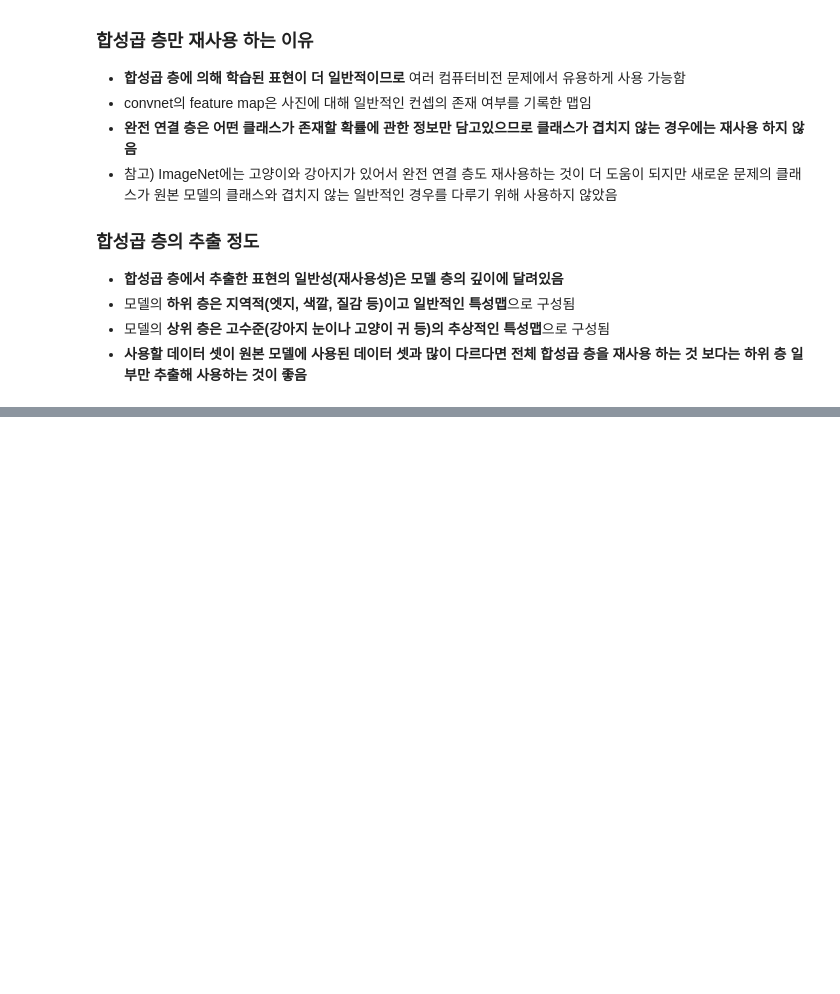
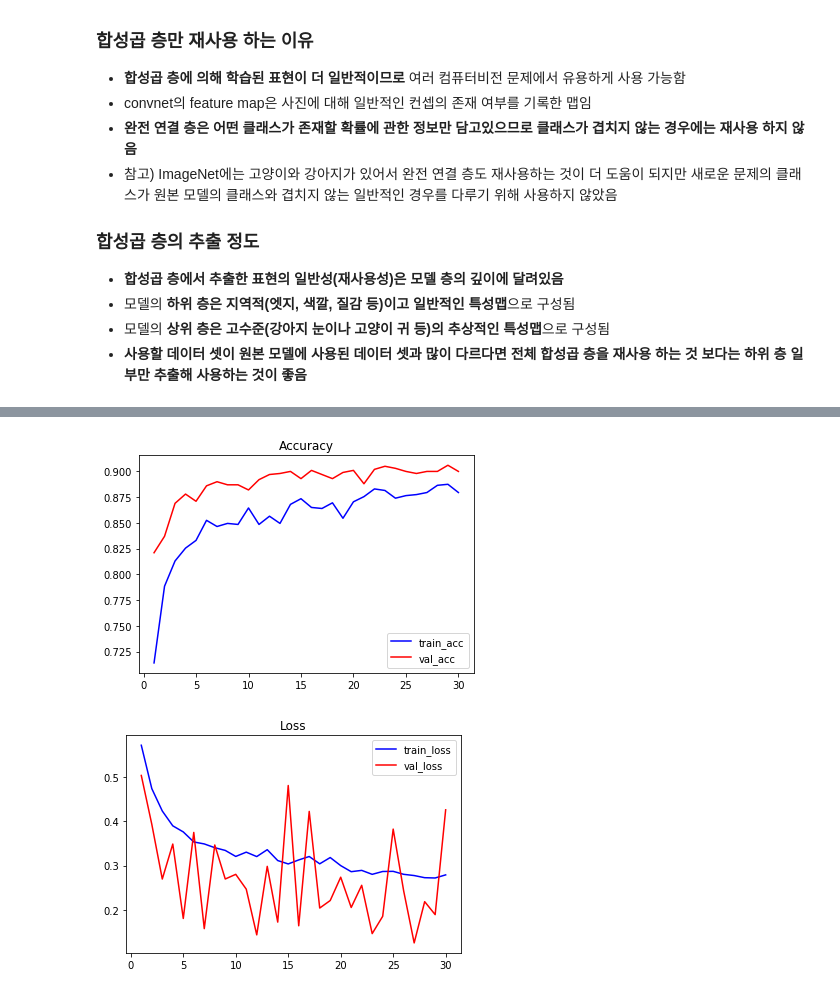
Before and after one commit to younnggsuk/DeepLearningWithPython, a Jupyter notebook: ch5/5_3_using_a_pretrained_convnet.ipynb, the cells around one changed output, grey strips where cells are left out. Cells and saved outputs as stored; diff of their text form; code cells hidden in the pictures; blank space fills up the shorter version.

```diff
--- a/ch5/5_3_using_a_pretrained_convnet.ipynb
+++ b/ch5/5_3_using_a_pretrained_convnet.ipynb
@@ -107,0 +318,16 @@ _________________________________________________________________
+# %%
+from keras import optimizers
+
+# vgg16 pretrained model 가중치 업데이트 동결시키기
+# 각 층마다 업데이트 될 가중치 텐서는 2개씩 있음(가중치 행렬, bias 벡터)
+
+print("vgg16 모델 가중치 업데이트 동결 전 업데이트 될 가중치 텐서 수 : ", len(model_aug.trainable_weights))
+
+vgg16_conv.trainable = False
+
+print("vgg16 모델 가중치 업데이트 동결 후 업데이트 될 가중치 텐서 수 : ", len(model_aug.trainable_weights))
+
+# trainable 속성 변경 후 compile()해줘야 변경 사항이 적용됨
+model_aug.compile(loss='binary_crossentropy',
+                  optimizer=optimizers.RMSprop(lr=2e-5),
+                  metrics=['acc'])
@@ -107,0 +386,26 @@ _________________________________________________________________
+# %%
+# 결과 그래프 그리기
+
+import matplotlib.pyplot as plt
+
+acc = history_aug.history['acc']
+val_acc = history_aug.history['val_acc']
+loss = history_aug.history['loss']
+val_loss = history_aug.history['val_loss']
+
+epochs = range(1, len(acc) + 1)
+
+plt.plot(epochs, acc, 'b', label='train_acc')
+plt.plot(epochs, val_acc, 'r', label='val_acc')
+plt.title("Accuracy")
+plt.legend()
+plt.figure()
+
+plt.plot(epochs, loss, 'b', label='train_loss')
+plt.plot(epochs, val_loss, 'r', label='val_loss')
+plt.title("Loss")
+plt.legend()
+plt.show()
+# %% [output]
+[figure, added]
+[figure, added]
```
Also changed, not shown: parts of 19 cells of this notebook.
